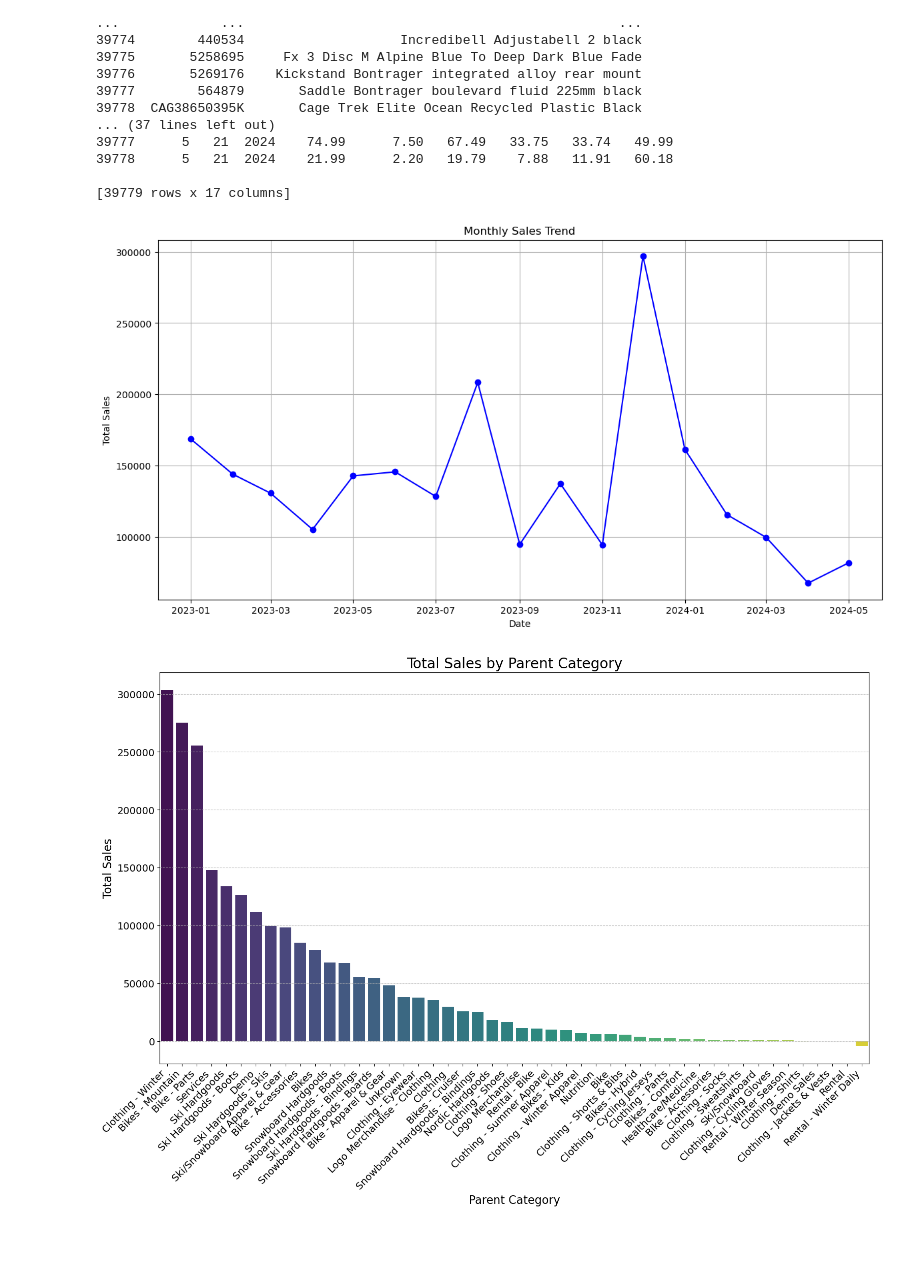
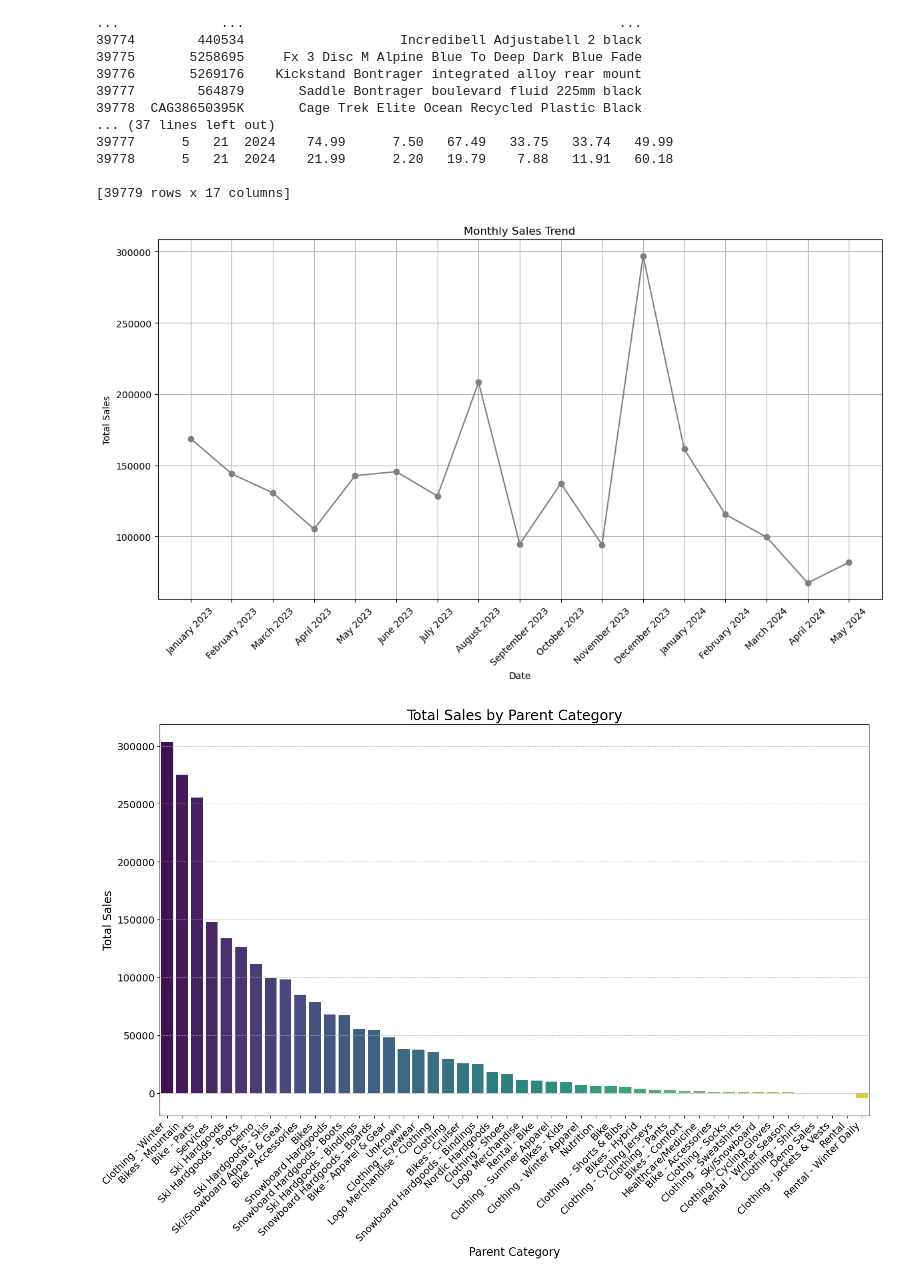
Before and after one commit to MappingKat/SunlightMtnRetail, a Jupyter notebook: notebooks/Sunlight Retail Store Stats.ipynb, the cells around one changed output. Cells and saved outputs as stored; diff of their text form; code cells hidden in the pictures; blank space fills up the shorter version.

Commit message:
updating images and report

```diff
--- a/notebooks/Sunlight Retail Store Stats.ipynb
+++ b/notebooks/Sunlight Retail Store Stats.ipynb
@@ -26,24 +28,29 @@ print(df)
 # %%
 import pandas as pd
 import matplotlib.pyplot as plt
 
+# Assuming df is your DataFrame
 # Convert SaleDate to datetime
 df['SaleDate'] = pd.to_datetime(df['SaleDate'])
 
 # Aggregate sales by month
 monthly_sales = df.groupby(df['SaleDate'].dt.to_period('M')).agg({'Total': 'sum'}).reset_index()
 monthly_sales['SaleDate'] = monthly_sales['SaleDate'].dt.to_timestamp()
 
+# Format the SaleDate to show the month written out
+monthly_sales['SaleDate'] = monthly_sales['SaleDate'].dt.strftime('%B %Y')
+
 # Plot sales trends
 plt.figure(figsize=(14, 7))
-plt.plot(monthly_sales['SaleDate'], monthly_sales['Total'], marker='o', linestyle='-', color='blue')
+plt.plot(monthly_sales['SaleDate'], monthly_sales['Total'], marker='o', linestyle='-', color='grey')
 plt.title('Monthly Sales Trend')
 plt.xlabel('Date')
 plt.ylabel('Total Sales')
 plt.grid(True)
+plt.xticks(rotation=45)  # Rotate the x-axis labels for better readability
 plt.show()
 # %% [output]
-[figure, old version]
+[figure, new version]
 # %%
 # Function to extract ParentCategory with NaN handling
 def extract_parent_category(category):
```
Also changed, not shown: parts of 6 cells of this notebook, 7 other files.
